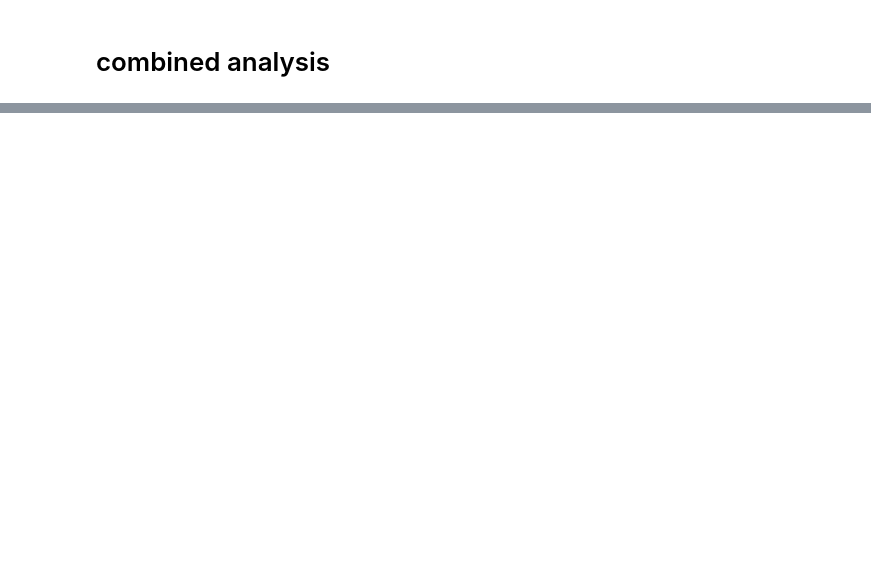
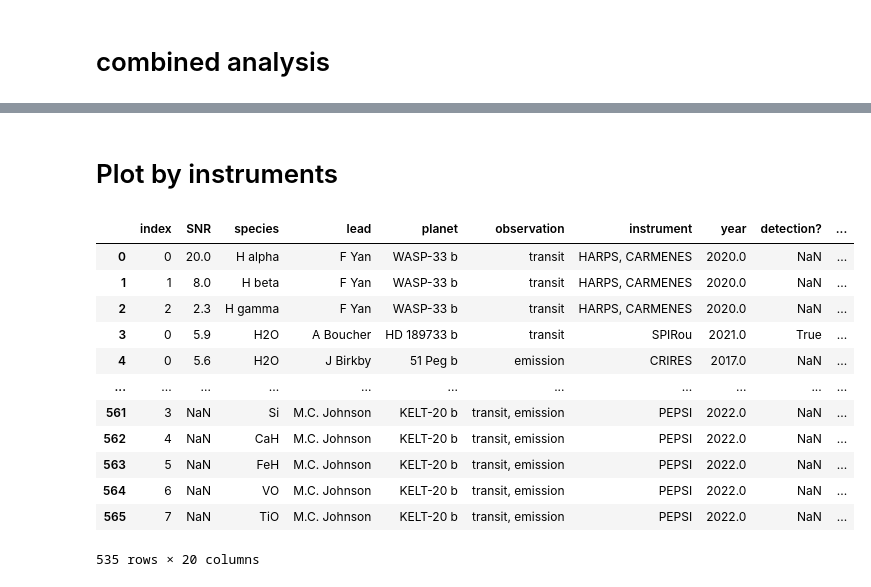
Before and after one commit to arjunsavel/hires-literature, a Jupyter notebook: hires_detections.ipynb, the cells around one changed output, grey strips where cells are left out. Drawn from its saved outputs; the diff is of its cells as text; code cells hidden in the pictures; blank space fills up the shorter version.

Commit message:
add instruments plot

```diff
--- a/hires_detections.ipynb
+++ b/hires_detections.ipynb
@@ -3443,18 +3499,25 @@ pelletier_21_frame['year'] = 2021
 # %%
 # or CO?
-# https://ui.adsabs.harvard.edu/abs/2018AJ....156..272W/abstract
 wang_18_species = ['H2O']
 
-wang_18_SNRs = np.array([0]) # taking the 1 UT
+wang_18_SNRs = np.array([4.6]) # taking the 1 UT
 
-wang_18_frame = pd.DataFrame({'SNR': wang_18_SNRs,
-                             'species': wang_18_species})
+wang_18_dopplers = [0]
 
-wang_18_frame['lead'] = 'wang'
-wang_18_frame['planet'] = 'HR 8799c'
-wang_18_frame['observation'] = 'emission'
-wang_18_frame['instrument'] = 'NIRSPEC'
-wang_18_frame['year'] = 2018
+frame = wang_18_frame = pd.DataFrame({'SNR': wang_18_SNRs,
+                             'species': wang_18_species,
+                                    'doppler shifts': wang_18_dopplers})
+
+frame['lead'] = 'wang'
+frame['planet'] = 'HR 8799c'
+frame['observation'] = 'emission'
+frame['instrument'] = 'NIRSPEC'
+frame['year'] = 2018
+
+frame['analysis type'] = 'self-consistent forward model (Marley et al. (2002); Fortney et al. (2008); Marley et al. (2012))'
+frame['tellurics'] = 'PCA'
+frame['new data?'] = True  # and no!
+frame['url'] = 'https://www.nature.com/articles/s41586-021-03616-x'
 # %%
 zhang_21_species = ['CO']
 
@@ -4065,7 +4128,6 @@ observe_frame = pd.concat([yan_20b_frame,
                        cont_22_frame,
                        cont_22_2_frame,
                       santos_20_frame,
-                       mansfield_18_frame,
                       allart_20_frame,
                       osagh_20_frame,
                       cauley_21_frame,
@@ -4089,7 +4151,6 @@ observe_frame = pd.concat([yan_20b_frame,
                       allart_19_frame,
                       alonso_floriano_19_frame,
                        giacobbe_21_frame,
-                      mansfield_18_frame,
                       kirk_20_frame,
                        merritt_21_frame,
                        langveld_22_frame,
@@ -4123,6 +4184,7 @@ observe_frame = pd.concat([yan_20b_frame,
                         kawauchi_22_frame,
                         coustenis_1998_frame,
                         khalafinejad_21_frame,
+                           piskorz_18_frame,
                         martins_14_frame,
                         nugroho_17_frame,
                         redfield_8_frame,
@@ -5090,2 +5256,20 @@ NameError: name 'full_frame' is not defined
 # %%
 papers_over_years(theory_frame, observe_frame)
+# %% [markdown]
+# Plot by instruments
+# %%
+observe_frame
+# %% [output]
+|  | index | SNR | species | lead | planet | observation | instrument | year | detection? | ... |
+| 0 | 0 | 20.0 | H alpha | F Yan | WASP-33 b | transit | HARPS, CARMENES | 2020.0 | NaN | ... |
+| 1 | 1 | 8.0 | H beta | F Yan | WASP-33 b | transit | HARPS, CARMENES | 2020.0 | NaN | ... |
+| 2 | 2 | 2.3 | H gamma | F Yan | WASP-33 b | transit | HARPS, CARMENES | 2020.0 | NaN | ... |
+| 3 | 0 | 5.9 | H2O | A Boucher | HD 189733 b | transit | SPIRou | 2021.0 | True | ... |
+| 4 | 0 | 5.6 | H2O | J Birkby | 51 Peg b | emission | CRIRES | 2017.0 | NaN | ... |
+| ... | ... | ... | ... | ... | ... | ... | ... | ... | ... | ... |
+| 561 | 3 | NaN | Si | M.C. Johnson | KELT-20 b | transit, emission | PEPSI | 2022.0 | NaN | ... |
+| 562 | 4 | NaN | CaH | M.C. Johnson | KELT-20 b | transit, emission | PEPSI | 2022.0 | NaN | ... |
+| 563 | 5 | NaN | FeH | M.C. Johnson | KELT-20 b | transit, emission | PEPSI | 2022.0 | NaN | ... |
+| 564 | 6 | NaN | VO | M.C. Johnson | KELT-20 b | transit, emission | PEPSI | 2022.0 | NaN | ... |
+| 565 | 7 | NaN | TiO | M.C. Johnson | KELT-20 b | transit, emission | PEPSI | 2022.0 | NaN | ... |
+535 rows × 20 columns
```
Also changed, not shown: parts of 38 cells of this notebook, 9 other files.
